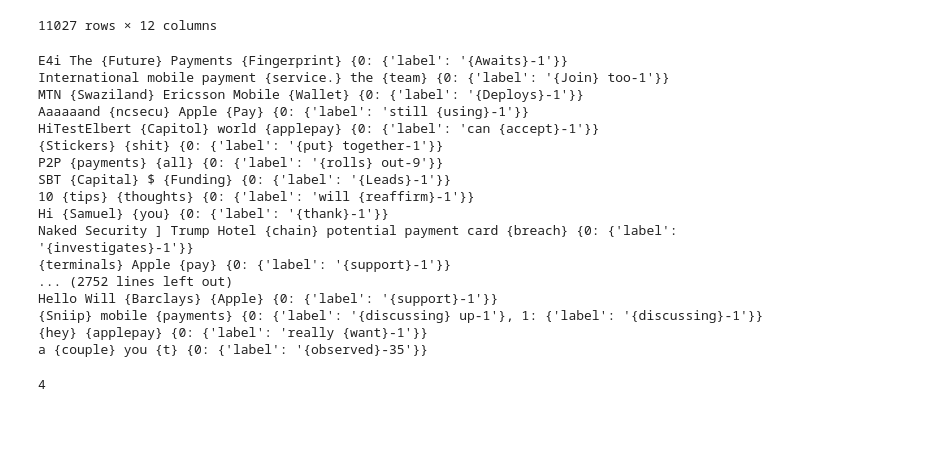
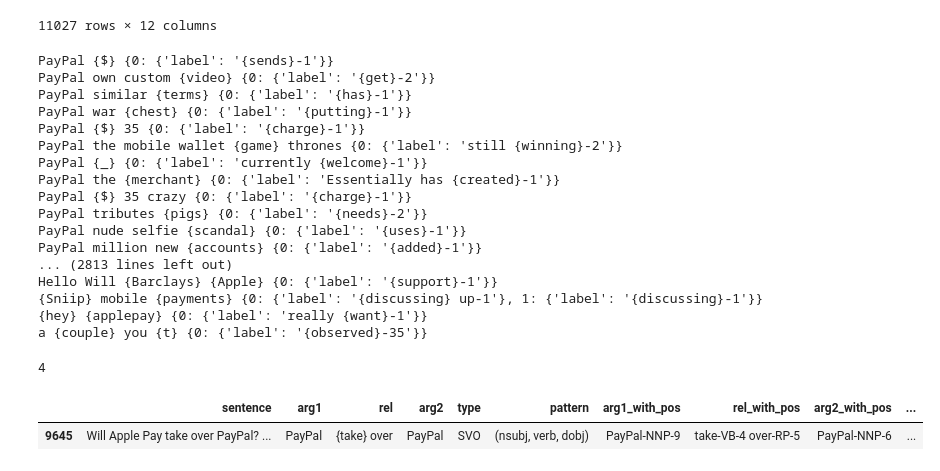
Before and after one commit to kwang1993/Story-Miner, a Jupyter notebook: final_version_relex/filter_and_aggregate_twitter.ipynb, the cells around one changed output. Drawn from its saved outputs; the diff is of its cells as text; code cells hidden in the pictures; blank space fills up the shorter version.

```diff
--- a/final_version_relex/filter_and_aggregate_twitter.ipynb
+++ b/final_version_relex/filter_and_aggregate_twitter.ipynb
@@ -6,21 +6,19 @@
 '''
 CONFIGURATION SETUP
 '''
-DATA_SET = "sentence_only"
+DATA_SET = "twitter"#"sentence_only"
 MAX_ITERATION = -1
-NODE_SELECTION = False
+NODE_SELECTION = True
 SAVE_GEFX = True
 SAVE_PAIRWISE_RELS = True
 SAVE_ALL_RELS = True
 
-#input_file_loc = "../../data/Vaccination/mothering_contexts/religousInst_medicalProf.csv"
-#input_file_loc = "../../data/Vaccination/hoffman_output/exp_3_clean_sep/res_all_cat_clean.csv"
 input_file_loc = "../../data/Tweets/tweets_textOnly_relations_-1.csv"
 output_dir = "../../data/Tweets/aggregation_results/"
 
 file_input_name = 'all'#'relig_med'
 
-df_rels = read_data(input_file_loc,DATA_SET,",")
+df_rels = read_data(input_file_loc,"sentence_only",",")
 # %%
 df_rels
 # %% [output]
@@ -49,7 +47,7 @@ if NODE_SELECTION:
     entity_versions = get_entity_versions(DATA_SET)
     df_simp = get_simp_df(df_rels.copy(),entity_versions)
     selected_nodes = entity_versions.keys()
-    df_rels_selected = filter_nodes(df_simp.copy(),source='arg1',target='arg2',selected_nodes = selected_nodes)
+    df_rels_selected = filter_nodes_OR(df_simp.copy(),source='arg1',target='arg2',selected_nodes = selected_nodes)
     g_arg = create_argument_multiGraph(df_rels_selected.copy(),source='arg1',target='arg2',edge_attr = 'rel')
     if SAVE_GEFX:
         nx.write_gexf(g_arg, output_dir + file_input_name + "_" + "g_arg_selected_"+str(MAX_ITERATION)+"_"+str(time.time())+".gexf")
@@ -70,19 +68,19 @@ if SAVE_PAIRWISE_RELS:
 #    main(sys.argv[1:])
 #'''
 # %% [output]
-E4i The {Future} Payments {Fingerprint} {0: {'label': '{Awaits}-1'}}
-International mobile payment {service.} the {team} {0: {'label': '{Join} too-1'}}
-MTN {Swaziland} Ericsson Mobile {Wallet} {0: {'label': '{Deploys}-1'}}
-Aaaaaand {ncsecu} Apple {Pay} {0: {'label': 'still {using}-1'}}
-HiTestElbert {Capitol} world {applepay} {0: {'label': 'can {accept}-1'}}
-{Stickers} {shit} {0: {'label': '{put} together-1'}}
-P2P {payments} {all} {0: {'label': '{rolls} out-9'}}
-SBT {Capital} $ {Funding} {0: {'label': '{Leads}-1'}}
-10 {tips} {thoughts} {0: {'label': 'will {reaffirm}-1'}}
-Hi {Samuel} {you} {0: {'label': '{thank}-1'}}
-Naked Security ] Trump Hotel {chain} potential payment card {breach} {0: {'label': '{investigates}-1'}}
-{terminals} Apple {pay} {0: {'label': '{support}-1'}}
-... (2752 lines left out)
+PayPal {$} {0: {'label': '{sends}-1'}}
+PayPal own custom {video} {0: {'label': '{get}-2'}}
+PayPal similar {terms} {0: {'label': '{has}-1'}}
+PayPal war {chest} {0: {'label': '{putting}-1'}}
+PayPal {$} 35 {0: {'label': '{charge}-1'}}
+PayPal the mobile wallet {game} thrones {0: {'label': 'still {winning}-2'}}
+PayPal {_} {0: {'label': 'currently {welcome}-1'}}
+PayPal the {merchant} {0: {'label': 'Essentially has {created}-1'}}
+PayPal {$} 35 crazy {0: {'label': '{charge}-1'}}
+PayPal tributes {pigs} {0: {'label': '{needs}-2'}}
+PayPal nude selfie {scandal} {0: {'label': '{uses}-1'}}
+PayPal million new {accounts} {0: {'label': '{added}-1'}}
+... (2813 lines left out)
 Hello Will {Barclays} {Apple} {0: {'label': '{support}-1'}}
 {Sniip} mobile {payments} {0: {'label': '{discussing} up-1'}, 1: {'label': '{discussing}-1'}}
 {hey} {applepay} {0: {'label': 'really {want}-1'}}
@@ -91,3 +89,8 @@ a {couple} you {t} {0: {'label': '{observed}-35'}}
 2+2
 # %% [output]
 4
+# %%
+df_rels_selected
+# %% [output]
+|  | sentence | arg1 | rel | arg2 | type | pattern | arg1_with_pos | rel_with_pos | arg2_with_pos | ... |
+| 9645 | Will Apple Pay take over PayPal? ... | PayPal | {take} over | PayPal | SVO | (nsubj, verb, dobj) | PayPal-NNP-9 | take-VB-4 over-RP-5 | PayPal-NNP-6 | ... |
```
Also changed, not shown: 2 other files.
